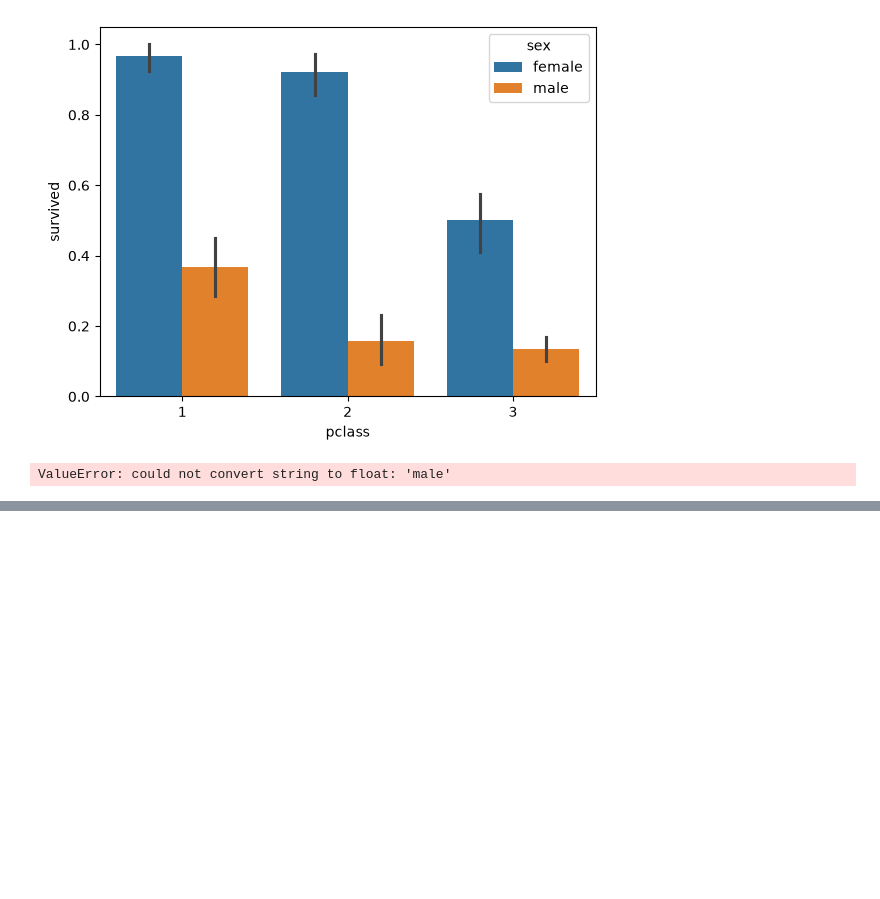
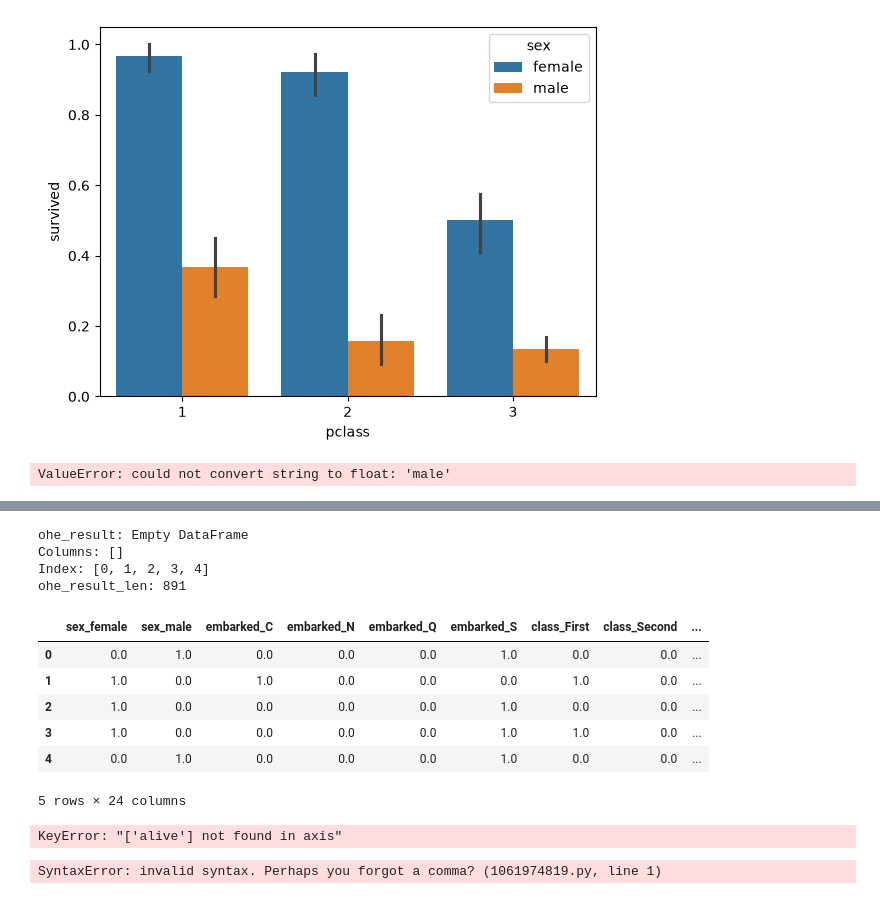
Before and after one commit to cchhaaee1023/data-collection-workspace, a Jupyter notebook: data23_ML_인코딩_분류분석_titanic.ipynb, the cells around one changed output, grey strips where cells are left out. Saved outputs shown, nothing was run; the diff lists cells and outputs as text; code cells hidden in the pictures; blank space fills up the shorter version.

```diff
--- a/data23_ML_분류분석_titanic.ipynb
+++ b/data23_ML_인코딩_분류분석_titanic.ipynb
@@ -243,0 +274,12 @@ ValueError: could not convert string to float: 'male'
+# %%
+from sklearn.preprocessing import LabelEncoder
+
+le = LabelEncoder()
+
+titanic_df1 = titanic.copy()
+
+# 변환할 컬럼 목록 (str, category)
+label_cols = ['sex', 'embarked', 'class', 'who', 'deck', 'embark_town']
+
+for col in label_cols:
+    titanic_df1[col] = le.fit_transform(titanic_df1[col])
@@ -243,0 +370,45 @@ ValueError: could not convert string to float: 'male'
+# %%
+from sklearn.preprocessing import OneHotEncoder
+import pandas as pd
+ohe = OneHotEncoder(sparse_output=False, handle_unknown='ignore')
+
+titanic_df2 = titanic.copy()
+
+# 변환할 컬럼 목록
+ohe_cols = ['sex', 'embarked', 'class', 'who', 'deck', 'embark_town']
+
+ohe_result = pd.DataFrame(index = titanic_df2.index)
+print('ohe_result:', ohe_result.head())
+print('ohe_result_len:', len(ohe_result))
+
+for col in ohe_cols:
+    encoded = ohe.fit_transform(titanic_df2[[col]])
+    # print(encoded)
+
+    col_names = ohe.get_feature_names_out([col])        # 무슨 인덱스인지 구분이 안 가니 확인
+    # print(col_names)        # ['sex_female' 'sex_male']
+
+    encoded_df = pd.DataFrame(encoded, columns=col_names, index=titanic_df2.index)
+    ohe_result = pd.concat([ohe_result, encoded_df], axis=1)
+    # print(ohe_result.head())
+    # break
+# %% [output]
+ohe_result: Empty DataFrame
+Columns: []
+Index: [0, 1, 2, 3, 4]
+ohe_result_len: 891
+# %%
+ohe_result.head()
+# %% [output]
+|  | sex_female | sex_male | embarked_C | embarked_N | embarked_Q | embarked_S | class_First | class_Second | ... |
+| 0 | 0.0 | 1.0 | 0.0 | 0.0 | 0.0 | 1.0 | 0.0 | 0.0 | ... |
+| 1 | 1.0 | 0.0 | 1.0 | 0.0 | 0.0 | 0.0 | 1.0 | 0.0 | ... |
+| 2 | 1.0 | 0.0 | 0.0 | 0.0 | 0.0 | 1.0 | 0.0 | 0.0 | ... |
+| 3 | 1.0 | 0.0 | 0.0 | 0.0 | 0.0 | 1.0 | 1.0 | 0.0 | ... |
+| 4 | 0.0 | 1.0 | 0.0 | 0.0 | 0.0 | 1.0 | 0.0 | 0.0 | ... |
+5 rows × 24 columns
+# %%
+# survived 와 alive 컬럼 2개가 생존여부 의미 -> alive 컬럼 삭제
+titanic_df2.drop(columns=['alive'], inplace=True)
+# %% [output]
+KeyError: "['alive'] not found in axis"
@@ -243,0 +417,4 @@ ValueError: could not convert string to float: 'male'
+# %%
+titanic_df2.drop(columns=ohe_cols inplace=True)
+# %% [output]
+SyntaxError: invalid syntax. Perhaps you forgot a comma? (1061974819.py, line 1)
```
Also changed, not shown: parts of 39 cells of this notebook, 8 other files.
